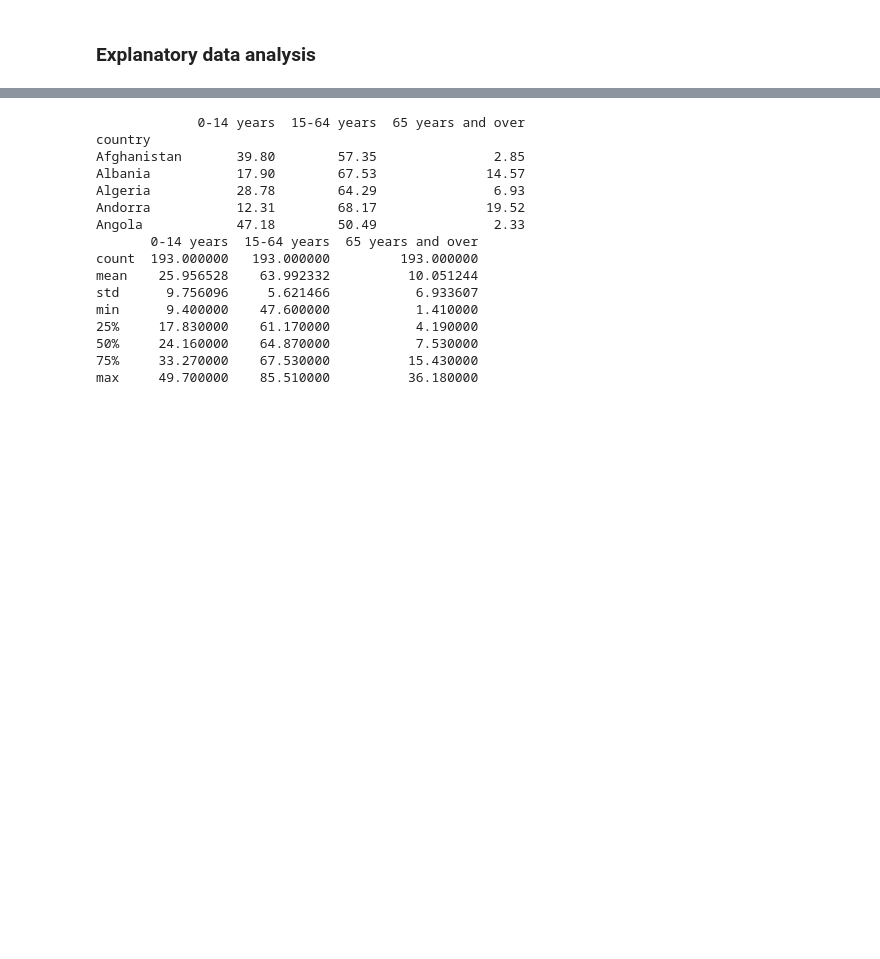
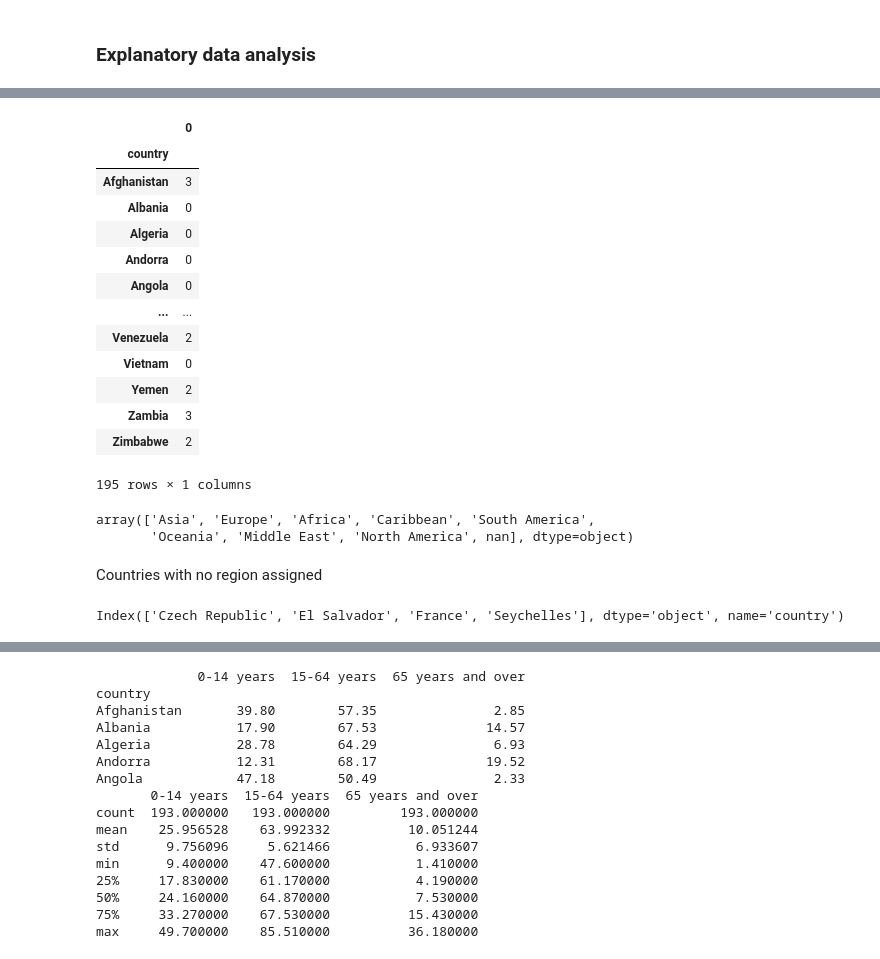
Before and after one commit to farqlia/WorldCountriesProject, a Jupyter notebook: notebooks/Aging Population Classification.ipynb, the cells around one changed output, grey strips where cells are left out. Saved outputs shown, nothing was run; the diff lists cells and outputs as text; code cells hidden in the pictures; blank space fills up the shorter version.

```diff
--- a/notebooks/Aging Population Classification.ipynb
+++ b/notebooks/Aging Population Classification.ipynb
@@ -55,0 +190,41 @@ print(age_structure.shape)
+# %%
+from sklearn.preprocessing import OrdinalEncoder
+
+food_insecurity = food_insecurity.fillna('not present')
+
+food_insecurity_categories = [['not present', 'exceptional shortfall in aggregate food production/supplies',
+                             'widespread lack of access',
+                             'severe localized food insecurity']]
+
+encoder = OrdinalEncoder(categories=food_insecurity_categories, dtype=int)
+X_fi = encoder.fit_transform(food_insecurity.values.reshape(-1, 1))
+
+food_insecurity_encoded = pd.DataFrame(data=X_fi, index=food_insecurity.index)
+# %%
+food_insecurity_encoded
+# %% [output]
+|  | 0 |
+| country |  |
+| Afghanistan | 3 |
+| Albania | 0 |
+| Algeria | 0 |
+| Andorra | 0 |
+| Angola | 0 |
+| ... | ... |
+| Venezuela | 2 |
+| Vietnam | 0 |
+| Yemen | 2 |
+| Zambia | 3 |
+| Zimbabwe | 2 |
+195 rows × 1 columns
+# %%
+location.location.unique()
+# %% [output]
+array(['Asia', 'Europe', 'Africa', 'Caribbean', 'South America',
+       'Oceania', 'Middle East', 'North America', nan], dtype=object)
+# %% [markdown]
+Countries with no region assigned
+# %%
+location.loc[location.isna().values].index
+# %% [output]
+Index(['Czech Republic', 'El Salvador', 'France', 'Seychelles'], dtype='object', name='country')
```
Also changed, not shown: parts of 22 cells of this notebook, 4 other files.
